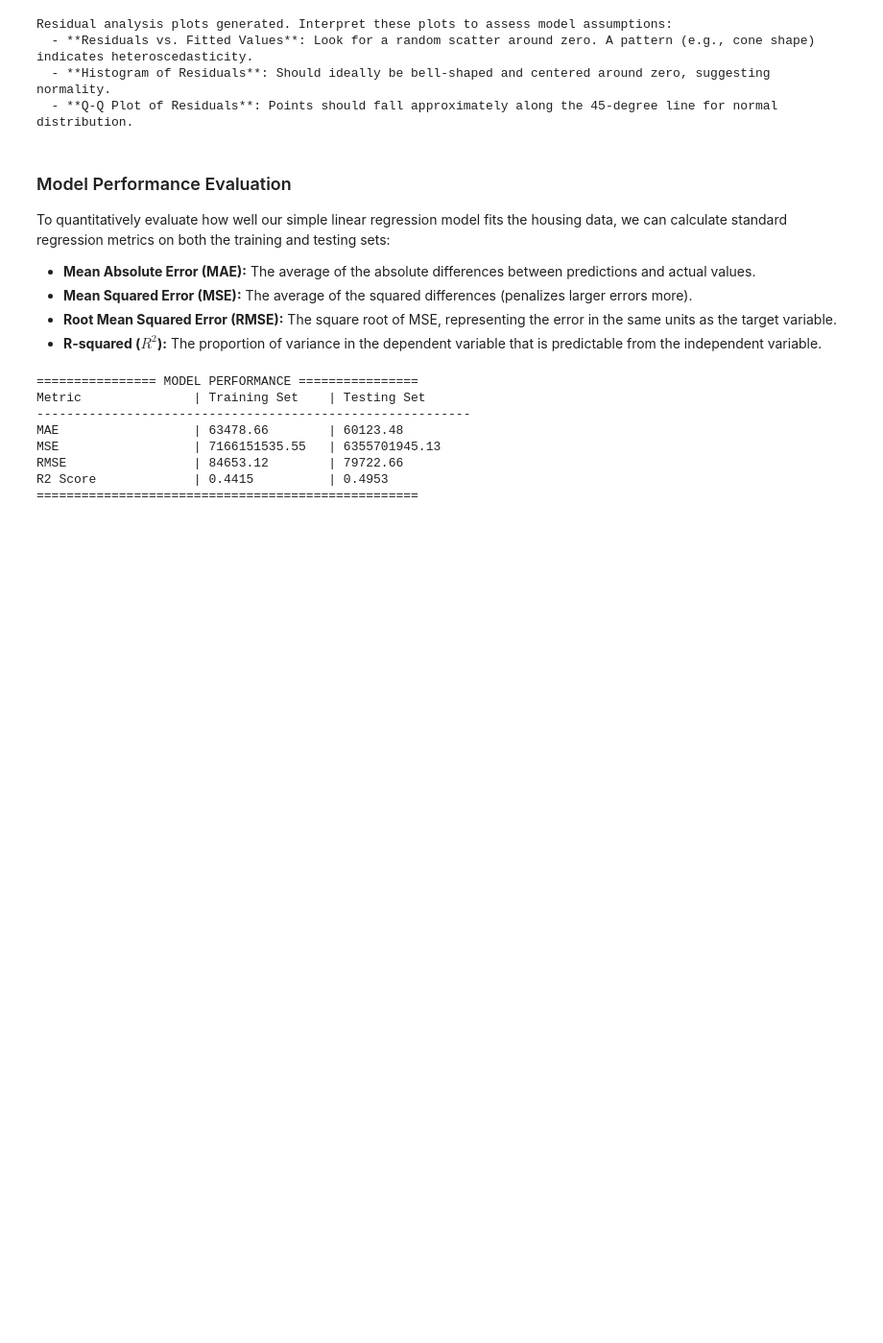
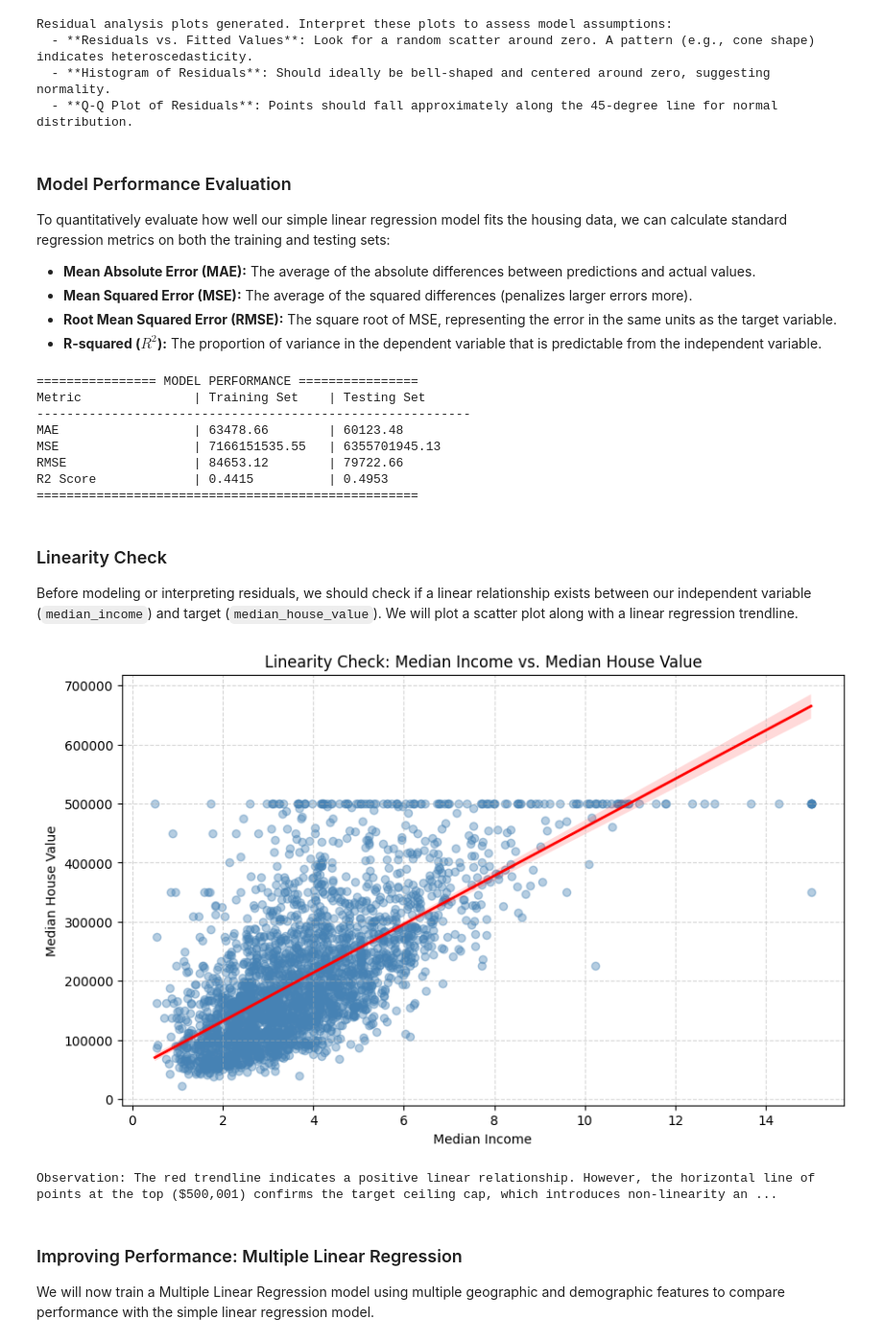
Before and after one commit to Pheonix1795/MDS_LAB, a Jupyter notebook: MDS_WEEK(6,7,8).ipynb, the cells around one changed output. Shown at 96% size. Drawn from its saved outputs; the diff is of its cells as text; code cells hidden in the pictures; blank space fills up the shorter version.

```diff
--- a/MDS_WEEK(6,7,8).ipynb
+++ b/MDS_WEEK(6,7,8).ipynb
@@ -201,3 +201,27 @@ MSE                  | 7166151535.55   | 6355701945.13
 RMSE                 | 84653.12        | 79722.66
 R2 Score             | 0.4415          | 0.4953
 ===================================================
+# %% [markdown]
+### Linearity Check
+
+Before modeling or interpreting residuals, we should check if a linear relationship exists between our independent variable (`median_income`) and target (`median_house_value`). We will plot a scatter plot along with a linear regression trendline.
+# %%
+if df is not None:
+    plt.figure(figsize=(10, 6))
+    sns.regplot(x='median_income', y='median_house_value', data=df,
+                scatter_kws={'alpha':0.4, 'color': 'steelblue'},
+                line_kws={'color': 'red', 'linewidth': 2})
+    plt.title('Linearity Check: Median Income vs. Median House Value')
+    plt.xlabel('Median Income')
+    plt.ylabel('Median House Value')
+    plt.grid(True, linestyle='--', alpha=0.5)
+    plt.show()
+
+    print("Observation: The red trendline indicates a positive linear relationship. However, the horizontal line of points at the top ($500,001) confirms the target ceiling cap, which introduces non-linearity and affects our residual behavior.")
+# %% [output]
+[figure, added]
+Observation: The red trendline indicates a positive linear relationship. However, the horizontal line of points at the top ($500,001) confirms the target ceiling cap, which introduces non-linearity an ...
+# %% [markdown]
+### Improving Performance: Multiple Linear Regression
+
+We will now train a Multiple Linear Regression model using multiple geographic and demographic features to compare performance with the simple linear regression model.
```
Also changed, not shown: parts of 13 cells of this notebook.
